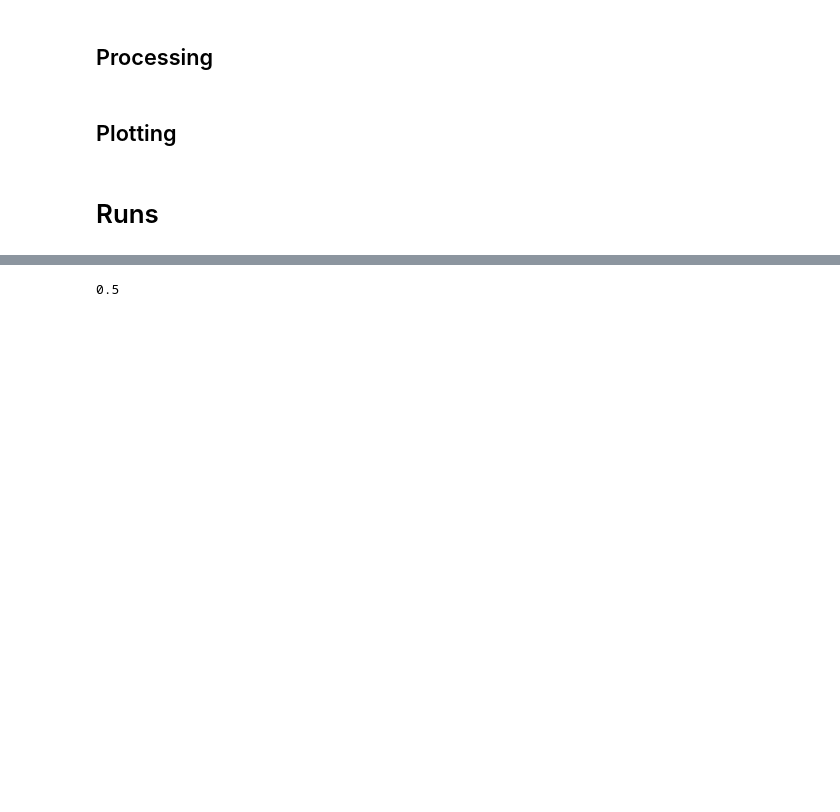
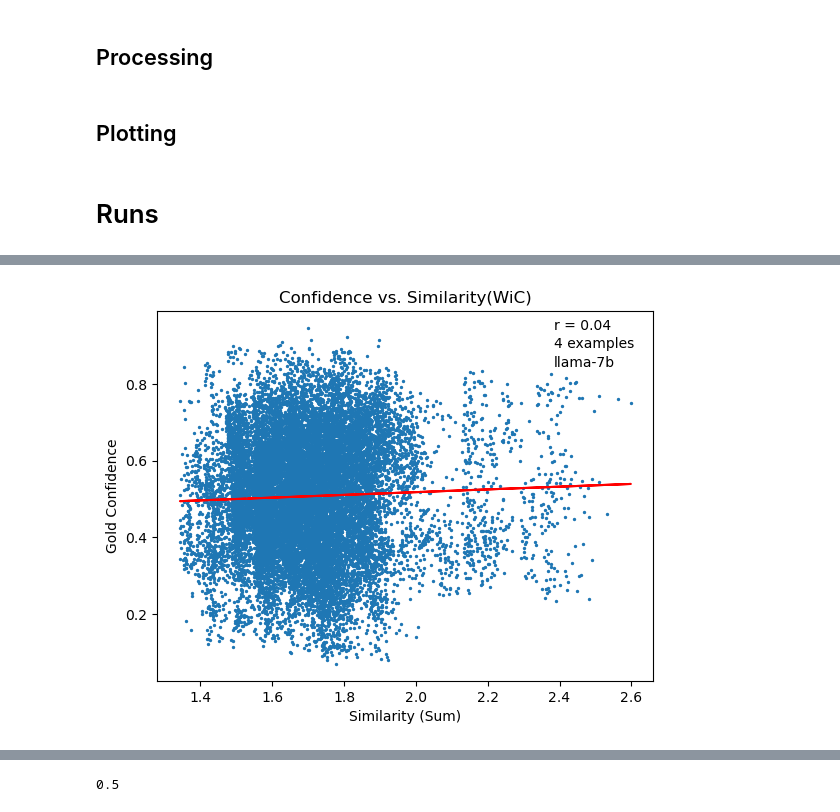
Before and after one commit to DavidHe137/mice, a Jupyter notebook: notebooks/analysis.ipynb, the cells around one changed output, grey strips where cells are left out. Cells and saved outputs as stored; diff of their text form; code cells hidden in the pictures; blank space fills up the shorter version.

```diff
--- a/notebooks/analysis.ipynb
+++ b/notebooks/analysis.ipynb
@@ -170,3 +227,7 @@ inference_dir = os.path.join("/nethome/dhe83/mice/experiments/", task, exp_dir,
+# %%
+exp_dir = os.path.join("/nethome/dhe83/mice/experiments/", task, exp_path)
+gen_dir = os.path.join(exp_dir, gen_path)
+inference_dir = os.path.join(gen_dir, model_path)
 # %%
 examples = get_examples(inference_dir)
 # %%
@@ -176,0 +235,4 @@ if task not in labels:
+# %%
+probs = label_probs(examples)
+# %%
+scores = get_similarity_scores(gen_dir)
@@ -176,0 +246,12 @@ if task not in labels:
+# %%
+datapoints = similarity_confidence(scores, probs, labels[task])
+# %%
+plot_correlation(datapoints)
+plt.annotate('4 examples'.format(r), xy=(0.8, 0.9), xycoords='axes fraction')
+plt.annotate(model_path, xy=(0.8, 0.85), xycoords='axes fraction')
+plt.xlabel('Similarity (Sum)')
+plt.ylabel('Gold Confidence')
+plt.title(f'Confidence vs. Similarity({task})')
+plt.show()
+# %% [output]
+[figure, added]
```
Also changed, not shown: parts of 19 cells of this notebook, 20 other files.
